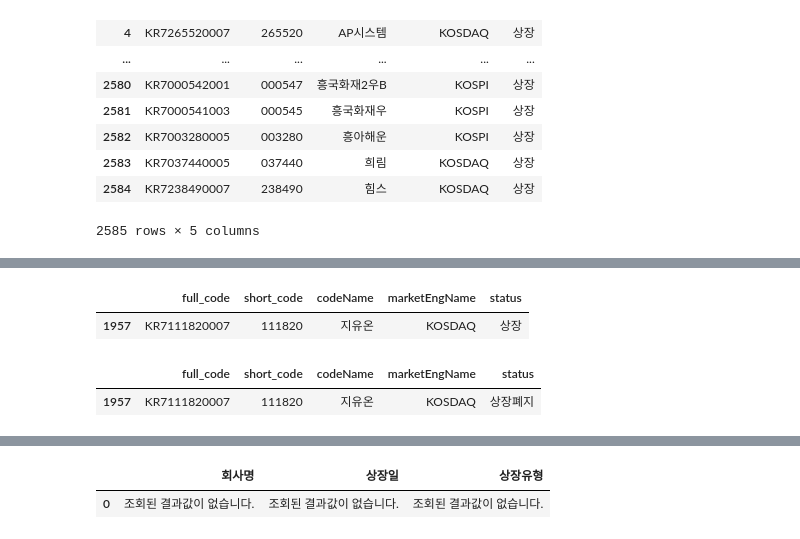
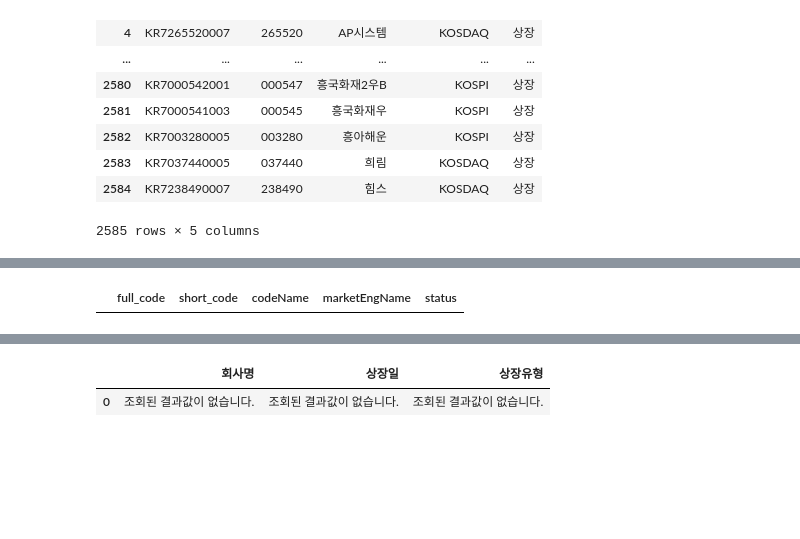
Before and after one commit to baeksumin/k-project, a Jupyter notebook: KRX_data.ipynb, the cells around one changed output, grey strips where cells are left out. Drawn from its saved outputs; the diff is of its cells as text; code cells hidden in the pictures; blank space fills up the shorter version.

```diff
--- a/KRX_data.ipynb
+++ b/KRX_data.ipynb
@@ -174,6 +175,5 @@ delisting
 # %%
-full_code_copy[full_code_copy.codeName == delisting.iloc[0,1]]  #df에서 상장폐지 항목 찾기.
+full_code[full_code.codeName == delisting.iloc[0,1]]
 # %% [output]
 |  | full_code | short_code | codeName | marketEngName | status |
-| 1957 | KR7111820007 | 111820 | 지유온 | KOSDAQ | 상장 |
 # %%
@@ -184,6 +186,0 @@ def change_delisting(df, codeName):  #상장폐지 항목 상장폐지 상태로
-# %%
-change_delisting(full_code, delisting.iloc[0,1])  #상장폐지로 변경.
-full_code[full_code.codeName == delisting.iloc[0,1]]
-# %% [output]
-|  | full_code | short_code | codeName | marketEngName | status |
-| 1957 | KR7111820007 | 111820 | 지유온 | KOSDAQ | 상장폐지 |
```
Also changed, not shown: parts of 9 cells of this notebook.
